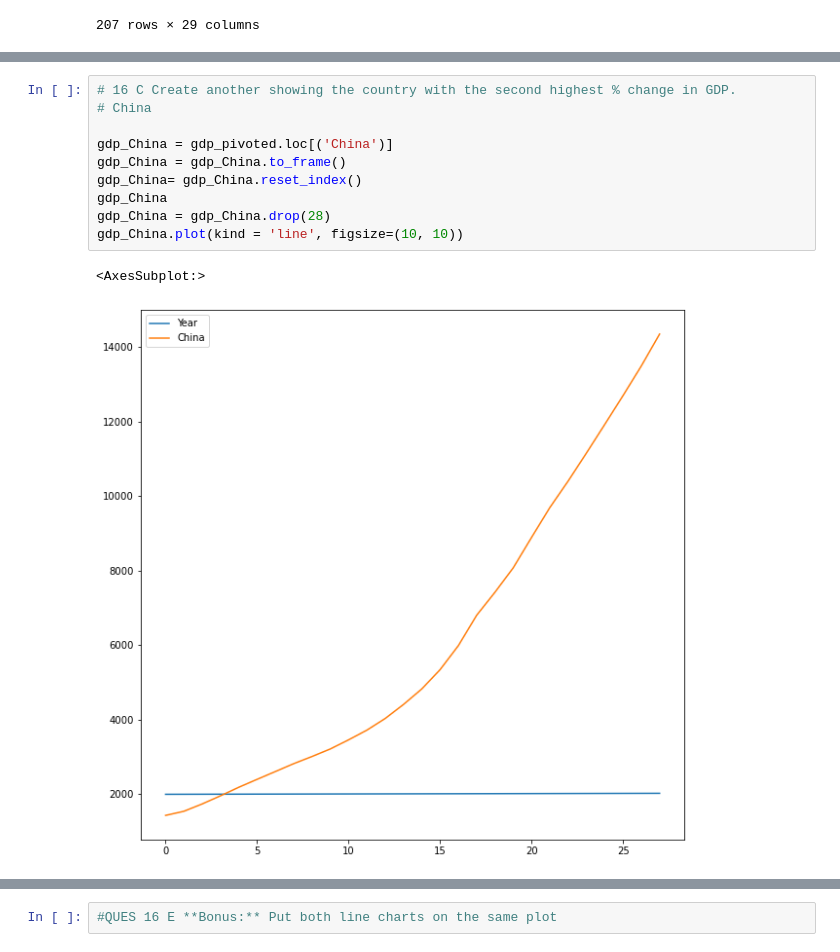
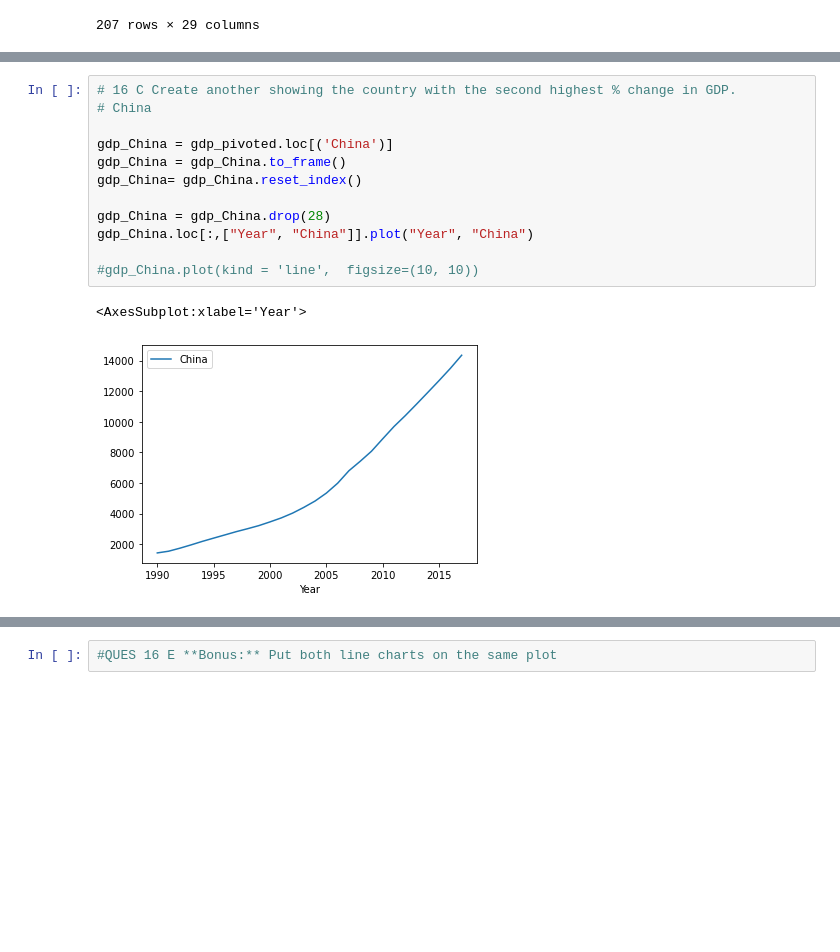
Before and after one commit to nss-data-science-cohort-6/un_data_question-AjayNSS, a Jupyter notebook: notebooks/UN_Data_Exploration.ipynb, the cells around one changed output, grey strips where cells are left out. Cells and saved outputs as stored; diff of their text form; blank space fills up the shorter version.

```diff
--- a/notebooks/UN_Data_Exploration.ipynb
+++ b/notebooks/UN_Data_Exploration.ipynb
@@ -467,15 +468,17 @@ gdp_EqGuinea
 # %%
 # 16 C Create another showing the country with the second highest % change in GDP.
 # China
 
 gdp_China = gdp_pivoted.loc[('China')]
 gdp_China = gdp_China.to_frame()
 gdp_China= gdp_China.reset_index()
-gdp_China
+
 gdp_China = gdp_China.drop(28)
-gdp_China.plot(kind = 'line', figsize=(10, 10))
+gdp_China.loc[:,["Year", "China"]].plot("Year", "China")
+
+#gdp_China.plot(kind = 'line',  figsize=(10, 10))
 # %% [output]
-<AxesSubplot:>
+<AxesSubplot:xlabel='Year'>
-[figure, old version]
+[figure, new version]
 # %%
 # 16 D How do the trends in these countries compare?
```
Also changed, not shown: parts of 13 cells of this notebook.
